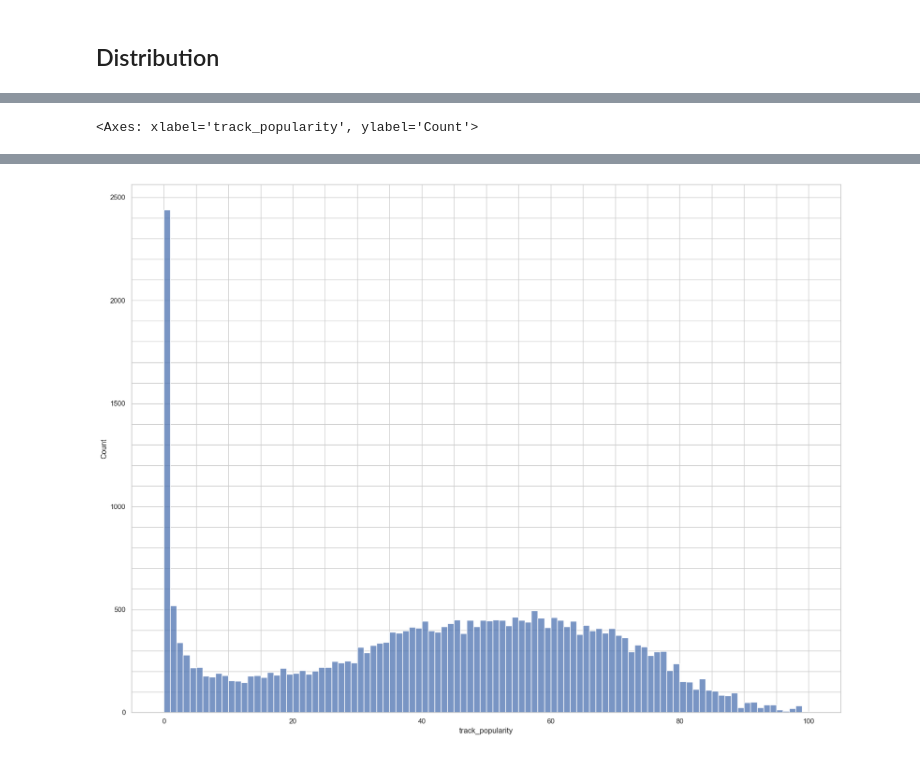
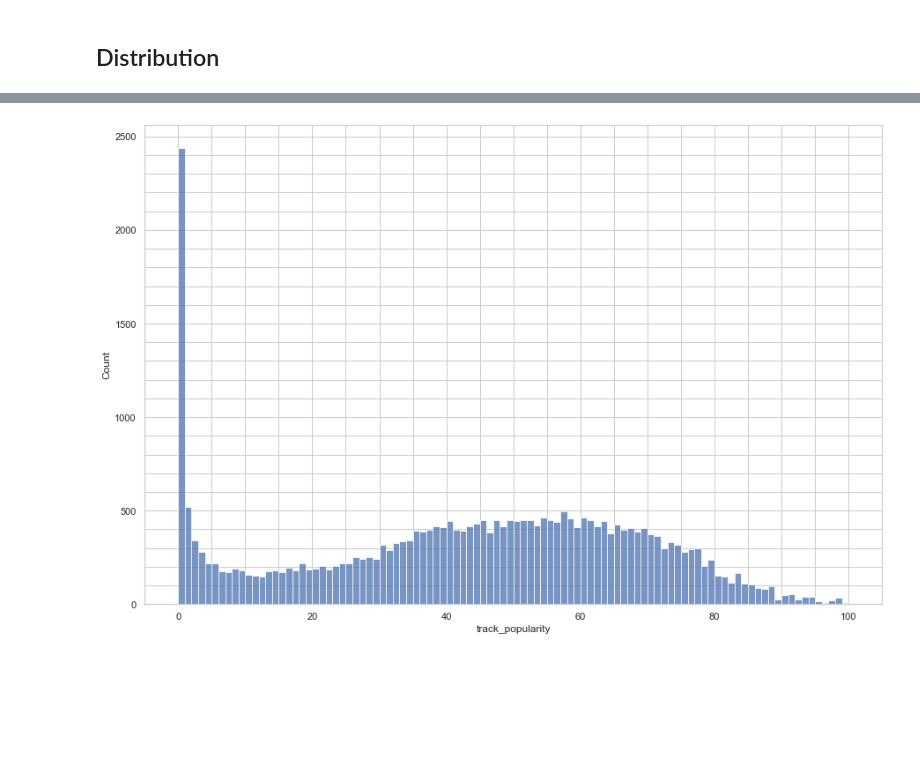
Before and after one commit to McGill-MMA-EnterpriseAnalytics/Spotify-Music, a Jupyter notebook: scratch/eda.ipynb, the cells around one changed output, grey strips where cells are left out. Cells and saved outputs as stored; diff of their text form; code cells hidden in the pictures; blank space fills up the shorter version.

```diff
--- a/scratch/eda.ipynb
+++ b/scratch/eda.ipynb
@@ -306,13 +314,12 @@ for i in range(3):
 # %%
 # distribution of track popularity
-plt.figure(figsize=(20, 15))
+plt.figure(figsize=(15, 10))
 
-#put fine grid on the plot
-plt.grid(True, which='both')
+# put fine grid on the plot
+plt.grid(True, which="both")
 plt.minorticks_on()
 
-
-sns.histplot(data['track_popularity'], bins=100)
+sns.histplot(data["track_popularity"], bins=100)
+plt.show()
 # %% [output]
 [interactive output not drawn]
-<Axes: xlabel='track_popularity', ylabel='Count'>
@@ -320,2 +326,2 @@ sns.histplot(data['track_popularity'], bins=100)
-[figure, old version]
+[figure, new version]
 # %%
```
Also changed, not shown: parts of 10 cells of this notebook.
